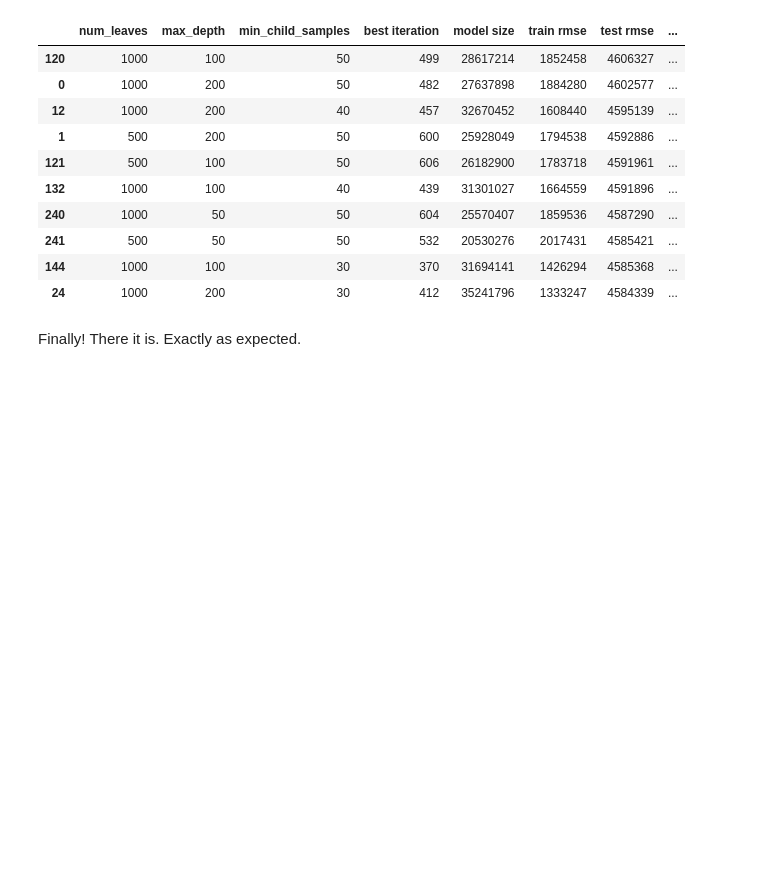
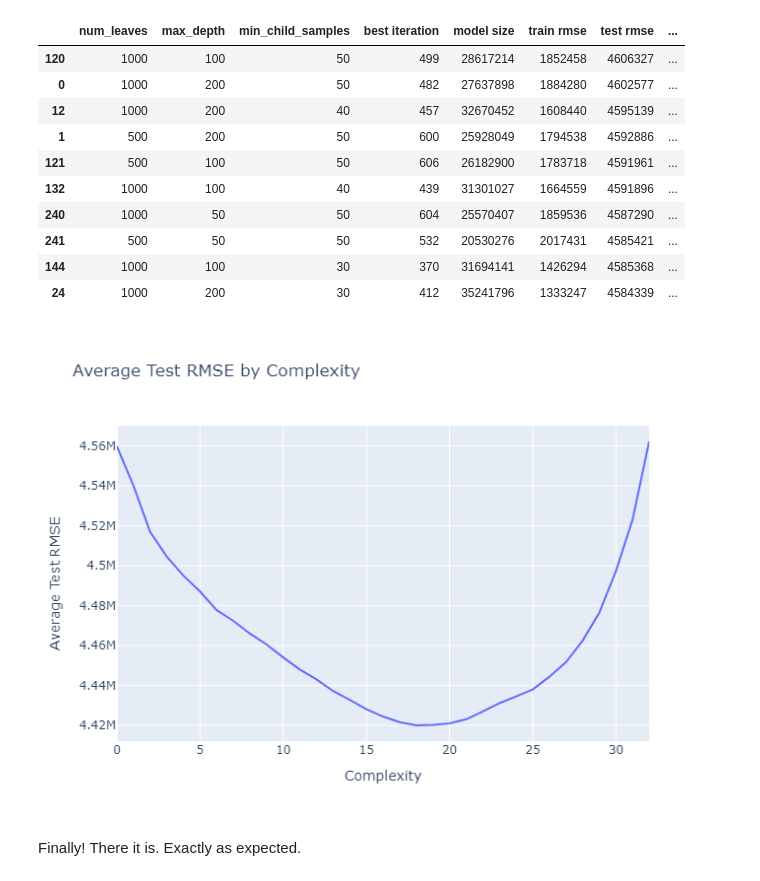
Before and after one commit to aleks-linya/overfitting, a Jupyter notebook: notebooks/overfitting.ipynb, the cells around one changed output. Saved outputs shown, nothing was run; the diff lists cells and outputs as text; code cells hidden in the pictures; blank space fills up the shorter version.

```diff
--- a/notebooks/overfitting.ipynb
+++ b/notebooks/overfitting.ipynb
@@ -923,14 +950,16 @@ real_overfitting_df.nlargest(10, 'test rmse')
 # %%
 avg_rmse_df = real_overfitting_df.groupby("capacity", as_index=False)["test rmse"].mean()
 
 # Sort by complexity for a smoother line
 avg_rmse_df = avg_rmse_df.sort_values("capacity")
 
 # Plot line chart
 fig = px.line(avg_rmse_df, x="capacity", y="test rmse", markers=False,
               title="Average Test RMSE by Complexity")
 fig.update_layout(xaxis_title="Complexity", yaxis_title="Average Test RMSE")
-fig.show()
+show_fig(fig)
+# %% [output]
+[figure, added]
 # %% [markdown]
 Finally! There it is. Exactly as expected.
 # %% [markdown]
```
Also changed, not shown: parts of 27 cells of this notebook.
